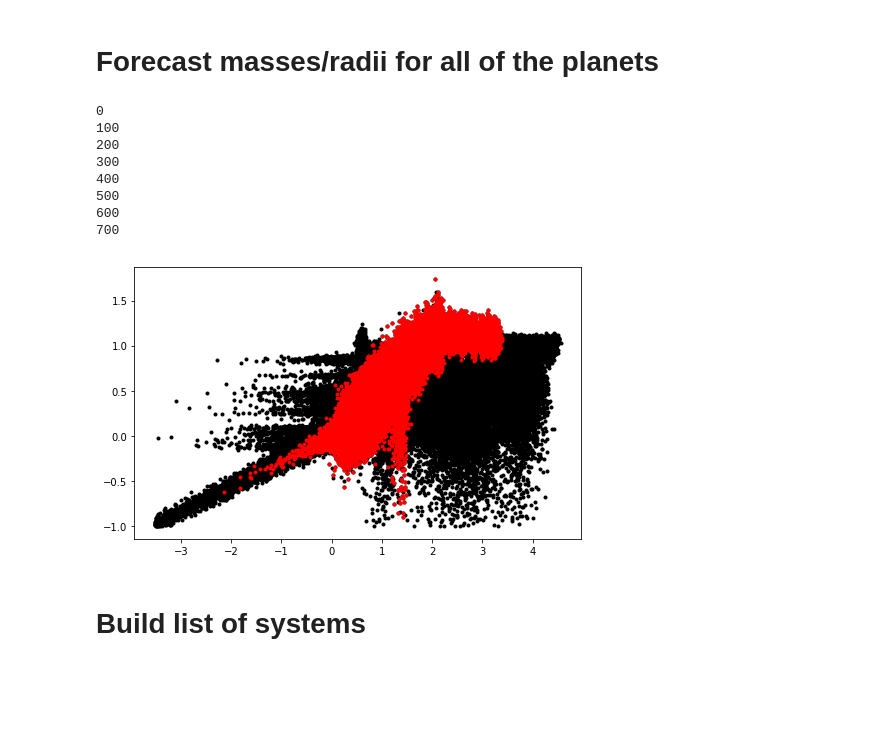
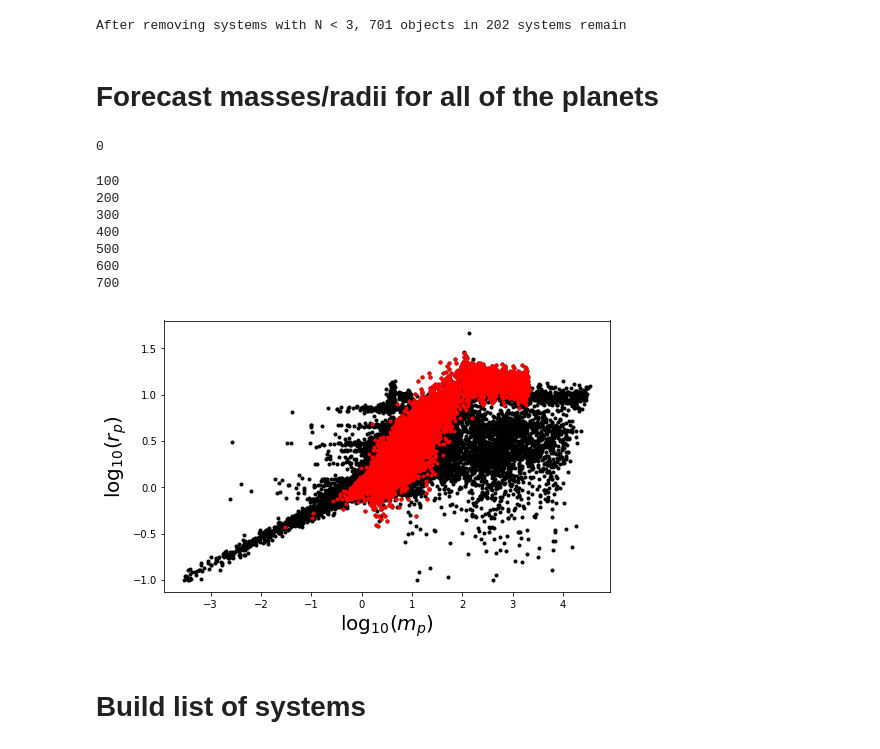
Before and after one commit to djhoover717/Oviraptor, a Jupyter notebook: oviraptor_v4.ipynb, the cells around one changed output. Cells and saved outputs as stored; diff of their text form; code cells hidden in the pictures; blank space fills up the shorter version.

```diff
--- a/oviraptor_v4.ipynb
+++ b/oviraptor_v4.ipynb
@@ -52,7 +52,7 @@ royalpurple = '#9e00a3'
 lavender = '#cc98d9'
 # %%
 # set manual controls and paths
-NBOOT = 1000
+NBOOT = 100
 
 #my_file = 'C:/Users/djhoo/Documents/maiasaurus-master/catalogues/oviraptor_master.csv'
 my_file = "/Users/research/projects/oviraptor/catalogues/oviraptor_master.csv"
@@ -199,7 +187,7 @@ rv_mass_err1 = d["merr1"][d["sys_disc_method"] == "Radial Velocity"]
 rv_mass_err2 = d["merr2"][d["sys_disc_method"] == "Radial Velocity"]
 rv_mass_err  = np.sqrt(rv_mass_err1**2 + rv_mass_err2**2)/np.sqrt(2)
 
-bad = (rv_mass_err > 0.3*rv_mass) + np.isnan(rv_mass) + np.isnan(rv_mass_err)
+bad = (rv_mass_err > 0.5*rv_mass) + np.isnan(rv_mass) + np.isnan(rv_mass_err)
 
 rv_mass = rv_mass[~bad]
 rv_mass_err = rv_mass_err[~bad]
@@ -208,8 +196,9 @@ rv_nominal_radius = np.zeros_like(rv_mass)
 rv_stellar_radius = d["rs"][d["sys_disc_method"] == "Radial Velocity"][~bad]
 
 for i, rvm in enumerate(rv_mass):
-    rv_nominal_radius[i] = mr.Mstat2R(rvm, rv_mass_err[i], sample_size=100)[0]
+    rv_nominal_radius[i] = mr.Mstat2R(rvm, rv_mass_err[i], sample_size=1000)[0]
 
+min_rv_radius = np.min(rv_nominal_radius[~np.isnan(rv_nominal_radius)])
 
 nominal_rprs = (rv_nominal_radius*REARTH)/(rv_stellar_radius*RSUN)
 min_rv_rprs = np.min(nominal_rprs[~np.isnan(nominal_rprs)])
@@ -251,3 +240,21 @@ After removing long period and small radius objects, 716 planets in 207 systems
+# %%
+# recount the planets in each system
+d["npl"] = np.zeros(len(d["starname"]), dtype="int")
+
+for i, s in enumerate(d["starname"]):
+    d["npl"][i] = int(np.sum(d["starname"] == s))
+
+
+# remove systems with fewer than 3 planets
+keep = d["npl"] >= 3
+
+for k in d.keys():
+    d[k] = d[k][keep]
+
+print("After removing systems with N < 3, {0} objects in {1} systems remain"
+      .format(np.sum(keep), len(np.unique(d["starname"]))))
+# %% [output]
+After removing systems with N < 3, 701 objects in 202 systems remain
 # %% [markdown]
 # Forecast masses/radii for all of the planets
 # %%
@@ -288,59 +295,41 @@ for i in range(NPL):
 
     # mass measurement exists
     if ~np.isnan(mass_mu[i]):
-        mass_prob[i] = np.random.normal(mass_mu[i], mass_std[i], size=NBOOT)
+        mass_prob[i] = stats.truncnorm((3e-4-mass_mu[i])/mass_std[i], (3e5-mass_mu[i])/mass_std[i],
+                                       loc=mass_mu[i], scale=mass_std[i]).rvs(NBOOT)
 
-        bad = (mass_prob[i] < 3e-4) + (mass_prob[i] > 3e5)
-
-        niter = 0
-        while np.any(bad):
-            niter += 1
-            mass_prob[i][bad] = np.random.normal(mass_mu[i], mass_std[i], size=np.sum(bad))
-            bad = (mass_prob[i] < 3e-4) + (mass_prob[i] > 3e5)
-
-            if niter > 5:
-                mass_prob[i][bad] = 0.5*np.random.choice(mass_prob[i][~bad], size=np.sum(bad))
-
-        # predict radius
         if np.isnan(radius_mu[i]):
             radius_prob[i] = mr.Mpost2R(mass_prob[i])
 
 
     # radius measurement exists
     if ~np.isnan(radius_mu[i]):
-        radius_prob[i] = np.random.normal(radius_mu[i], radius_std[i], size=NBOOT)
+        radius_prob[i] = stats.truncnorm(0.1, 100, loc=radius_mu[i], scale=radius_std[i]).rvs(NBOOT)
 
-        bad = (radius_prob[i] < 0.1) + (radius_prob[i] > 100)
-
-        niter = 0
-        while np.any(bad):
-            niter += 1
-            radius_prob[i][bad] = np.random.normal(radius_mu[i], radius_std[i], size=np.sum(bad))
-            bad = (radius_prob[i] < 0.1) + (radius_prob[i] > 100)
-
-            if niter > 5:
-                radius_prob[i][bad] = 0.5*np.random.choice(radius_prob[i][~bad], size=np.sum(bad))
-
+        radius_prob[i] = stats.truncnorm((0.1-radius_mu[i])/radius_std[i], (100-radius_mu[i])/radius_std[i],
+                                       loc=radius_mu[i], scale=radius_std[i]).rvs(NBOOT)
         if np.isnan(mass_mu[i]):
             mass_prob[i] = mr.Rpost2M(radius_prob[i])
 # %% [output]
 0
-100
-200
-300
-400
-500
-600
-700
+100
+200
+300
+400
+500
+600
+700
 # %%
 RV = d["disc_method"] == "Radial Velocity"
 
 plt.figure(figsize=(8,5))
 plt.plot(np.log10(mass_prob), np.log10(radius_prob), "k.")
 plt.plot(np.log10(mass_prob)[RV], np.log10(radius_prob)[RV], "r.")
+plt.xlabel("$\log_{10}(m_p)$", fontsize=20)
+plt.ylabel("$\log_{10}(r_p)$", fontsize=20)
 plt.show()
 # %% [output]
-[figure, old version]
+[figure, new version]
 # %% [markdown]
 # Build list of systems
 # %%
```
Also changed, not shown: parts of 17 cells of this notebook, 2 other files.
